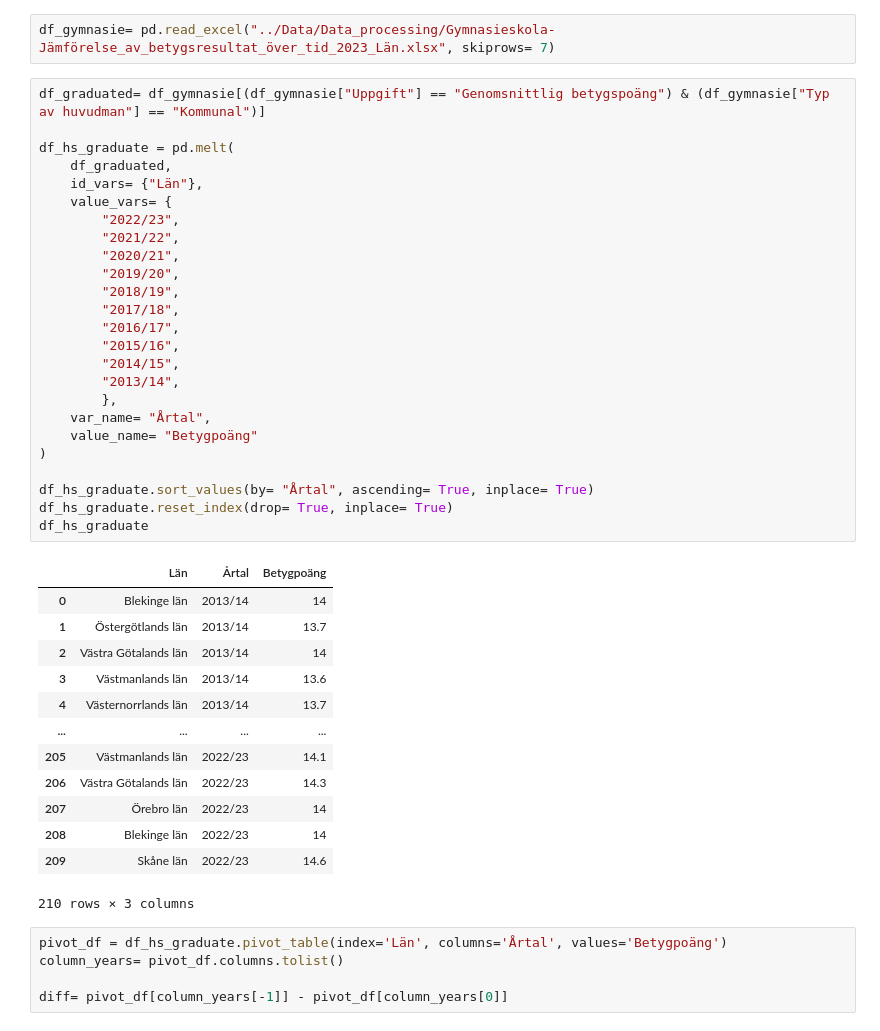
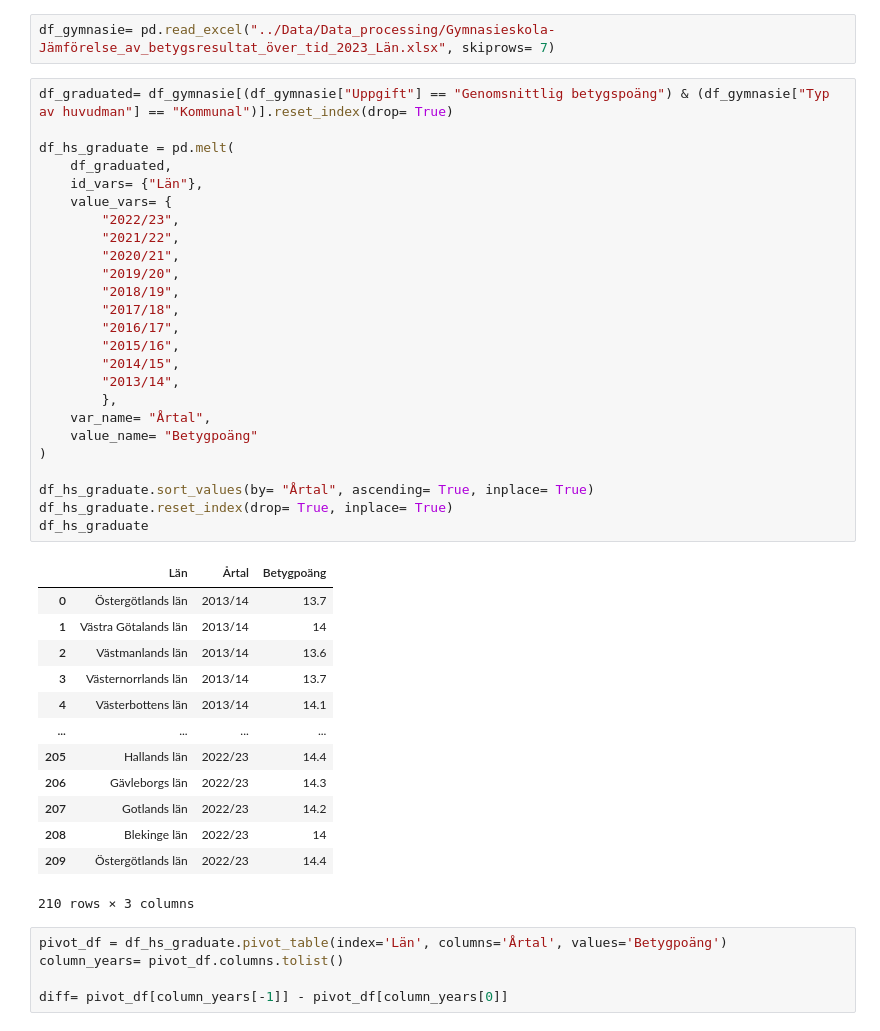
Before and after one commit to MiltonOberg/Python-Milton--sterberg-OPA23, a Jupyter notebook: Laboration2/Labb2.ipynb, the cells around one changed output. Drawn from its saved outputs; the diff is of its cells as text.

```diff
--- a/Laboration2/Labb2.ipynb
+++ b/Laboration2/Labb2.ipynb
@@ -352,43 +354,43 @@ fig.show()
 # %%
 df_gymnasie= pd.read_excel("../Data/Data_processing/Gymnasieskola-Jämförelse_av_betygsresultat_över_tid_2023_Län.xlsx", skiprows= 7)
 # %%
-df_graduated= df_gymnasie[(df_gymnasie["Uppgift"] == "Genomsnittlig betygspoäng") & (df_gymnasie["Typ av huvudman"] == "Kommunal")]
+df_graduated= df_gymnasie[(df_gymnasie["Uppgift"] == "Genomsnittlig betygspoäng") & (df_gymnasie["Typ av huvudman"] == "Kommunal")].reset_index(drop= True)
 
 df_hs_graduate = pd.melt(
     df_graduated,
     id_vars= {"Län"},
     value_vars= {
         "2022/23",
         "2021/22",
         "2020/21",
         "2019/20",
         "2018/19",
         "2017/18",
         "2016/17",
         "2015/16",
         "2014/15",
         "2013/14",
         },
     var_name= "Årtal",
     value_name= "Betygpoäng"
 )
 
 df_hs_graduate.sort_values(by= "Årtal", ascending= True, inplace= True)
 df_hs_graduate.reset_index(drop= True, inplace= True)
 df_hs_graduate
 # %% [output]
 |  | Län | Årtal | Betygpoäng |
-| 0 | Blekinge län | 2013/14 | 14 |
-| 1 | Östergötlands län | 2013/14 | 13.7 |
-| 2 | Västra Götalands län | 2013/14 | 14 |
-| 3 | Västmanlands län | 2013/14 | 13.6 |
-| 4 | Västernorrlands län | 2013/14 | 13.7 |
+| 0 | Östergötlands län | 2013/14 | 13.7 |
+| 1 | Västra Götalands län | 2013/14 | 14 |
+| 2 | Västmanlands län | 2013/14 | 13.6 |
+| 3 | Västernorrlands län | 2013/14 | 13.7 |
+| 4 | Västerbottens län | 2013/14 | 14.1 |
 | ... | ... | ... | ... |
-| 205 | Västmanlands län | 2022/23 | 14.1 |
-| 206 | Västra Götalands län | 2022/23 | 14.3 |
-| 207 | Örebro län | 2022/23 | 14 |
+| 205 | Hallands län | 2022/23 | 14.4 |
+| 206 | Gävleborgs län | 2022/23 | 14.3 |
+| 207 | Gotlands län | 2022/23 | 14.2 |
 | 208 | Blekinge län | 2022/23 | 14 |
-| 209 | Skåne län | 2022/23 | 14.6 |
+| 209 | Östergötlands län | 2022/23 | 14.4 |
 210 rows × 3 columns
 # %%
 pivot_df = df_hs_graduate.pivot_table(index='Län', columns='Årtal', values='Betygpoäng')
```
Also changed, not shown: parts of 8 cells of this notebook, 6 other files.
